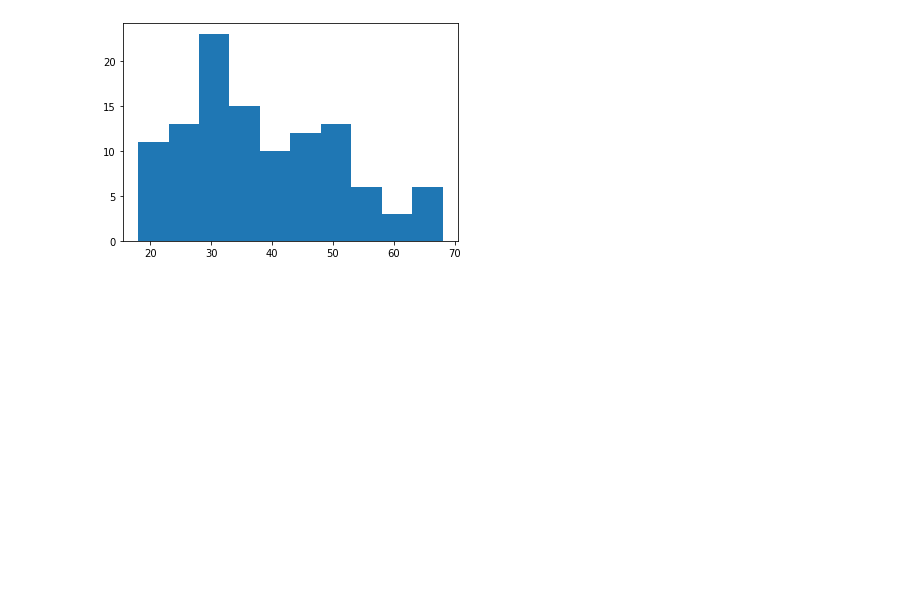
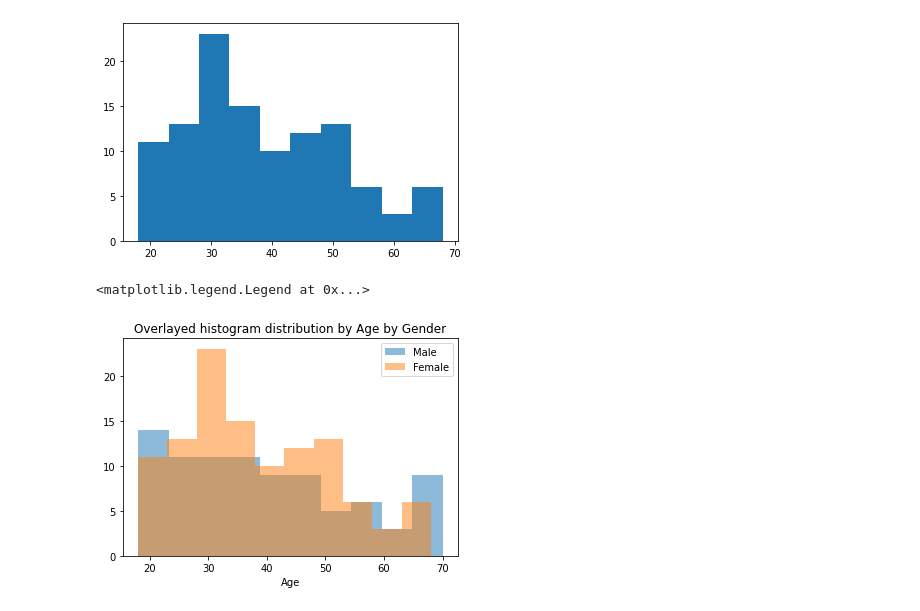
Before and after one commit to cornel-kim/samples, a Jupyter notebook: test.ipynb, the cells around one changed output. Cells and saved outputs as stored; diff of their text form; code cells hidden in the pictures; blank space fills up the shorter version.

```diff
--- a/test.ipynb
+++ b/test.ipynb
@@ -92,3 +92,15 @@ plt.hist('Age', data=customer[customer['Gender']=='Female'])#specific histogram
  array([18., 23., 28., 33., 38., 43., 48., 53., 58., 63., 68.]),
  <a list of 10 Patch objects>)
 [figure]
+# %%
+plt.hist('Age', data=customer[customer['Gender']=='Male'], alpha=0.5, label='Male')#specific histogram for Age for gender Male
+plt.hist('Age', data=customer[customer['Gender']=='Female'],alpha=0.5, label='Female')#specific histogram for Age for gender Female
+plt.title('Overlayed histogram distribution by Age by Gender')
+plt.xlabel('Age')
+plt.legend()#to show the labels
+#use alpha to differentiate/faint the color
+#overlayed histogram
+#From the diagram there are more younger women of middle age than men,
+# %% [output]
+<matplotlib.legend.Legend at 0x...>
+[figure, added]
```
